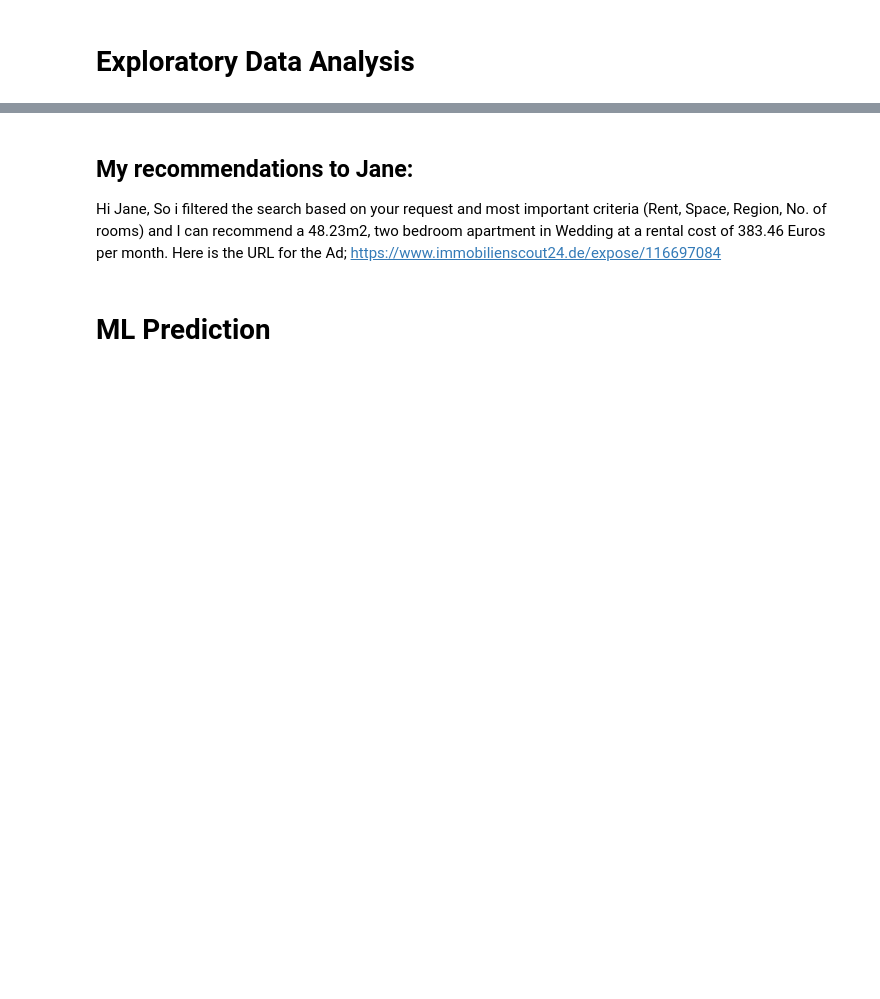
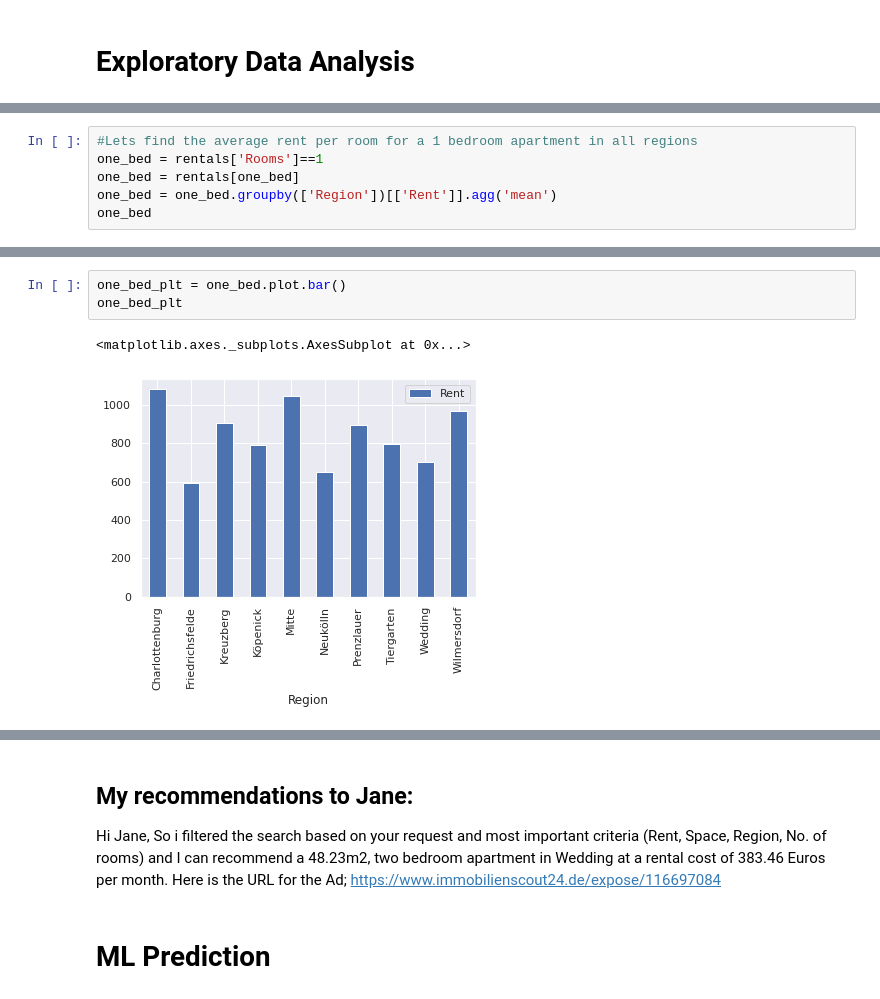
Before and after one commit to Amakudegloria/Berlin_Flates_Projects, a Jupyter notebook: Immobilien_Scout_24.ipynb, the cells around one changed output, grey strips where cells are left out. Saved outputs shown, nothing was run; the diff lists cells and outputs as text; blank space fills up the shorter version.

```diff
--- a/Immobilien_Scout_24.ipynb
+++ b/Immobilien_Scout_24.ipynb
@@ -417,0 +171,6 @@ rentals[(rentals['Rent']< 500) & (rentals['Space'] > 25) &
+# %%
+#Lets find the average rent per room for a 1 bedroom apartment in all regions
+one_bed = rentals['Rooms']==1
+one_bed = rentals[one_bed]
+one_bed = one_bed.groupby(['Region'])[['Rent']].agg('mean')
+one_bed
@@ -417,0 +190,6 @@ rentals[(rentals['Rent']< 500) & (rentals['Space'] > 25) &
+# %%
+one_bed_plt = one_bed.plot.bar()
+one_bed_plt
+# %% [output]
+<matplotlib.axes._subplots.AxesSubplot at 0x...>
+[figure, added]
```
Also changed, not shown: parts of 87 cells of this notebook.
